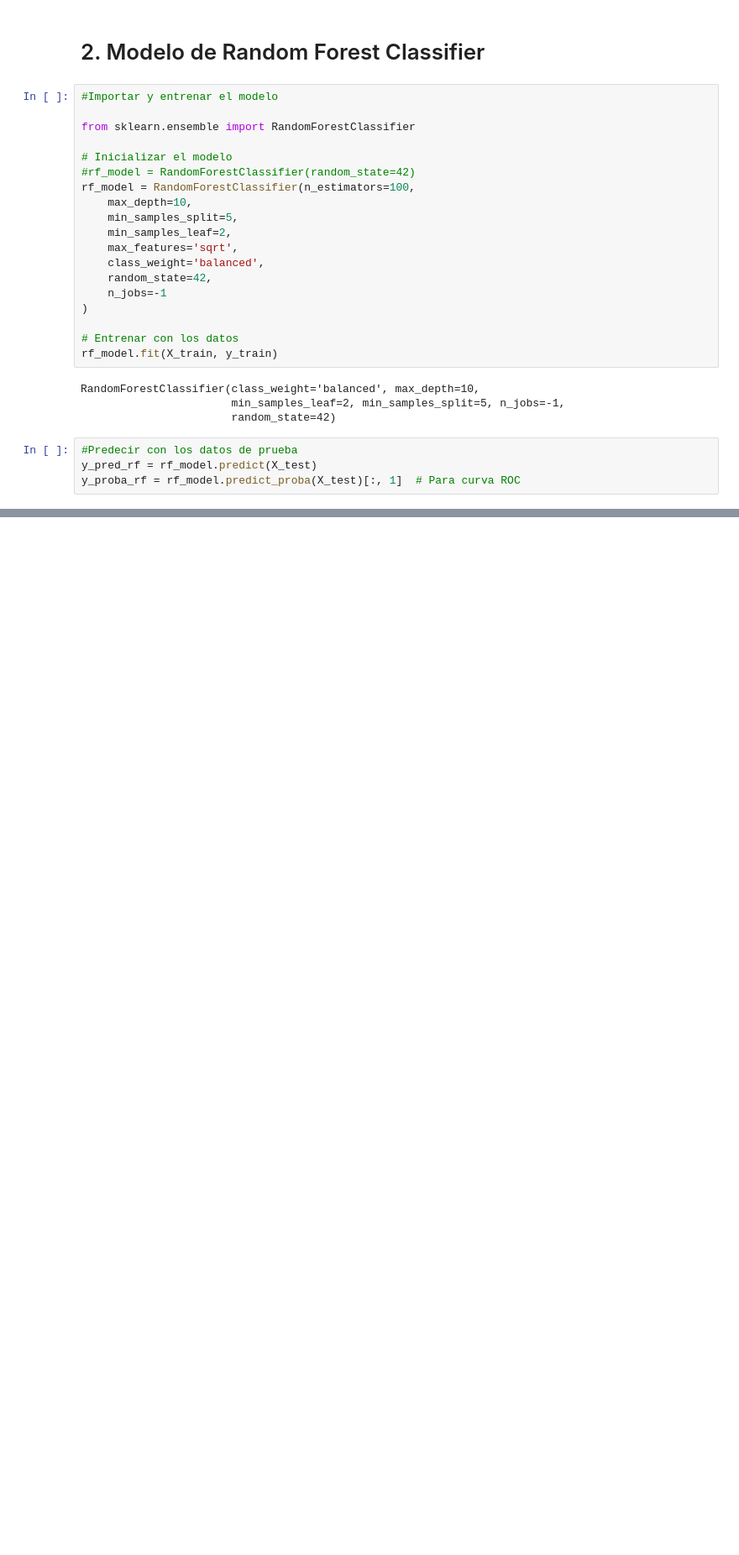
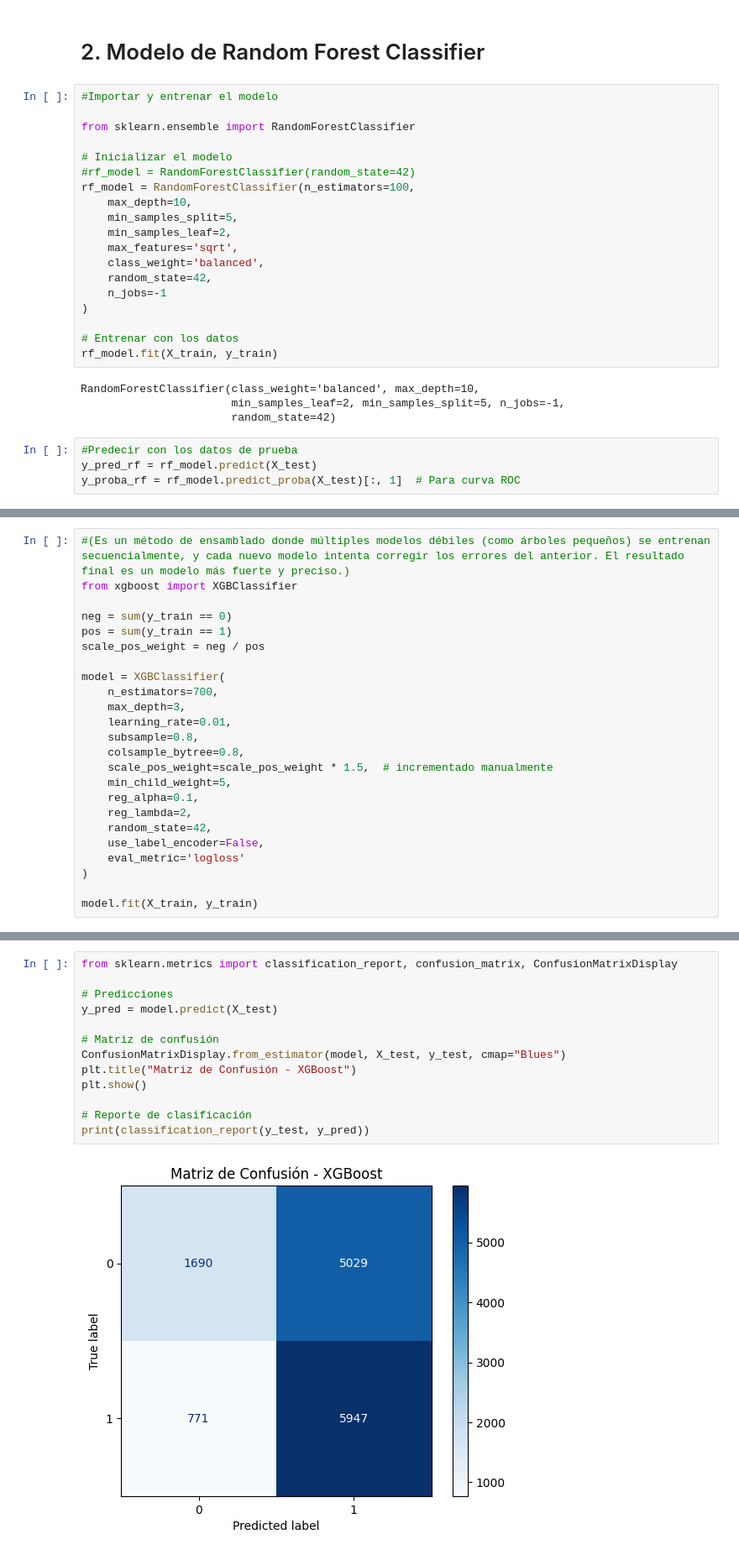
Before and after one commit to jforero281/Proyecto_Modelo_Retiros_Voluntarios, a Jupyter notebook: Proyecto_ciencia_de_datos.ipynb, the cells around one changed output, grey strips where cells are left out. Shown at 84% size. Drawn from its saved outputs; the diff is of its cells as text; blank space fills up the shorter version.

Commit message:
Modelos de machine learning

```diff
--- a/Proyecto_ciencia_de_datos.ipynb
+++ b/Proyecto_ciencia_de_datos.ipynb
@@ -1473,0 +1480,24 @@ weighted avg       0.65      0.63      0.64     10117
+# %%
+#(Es un método de ensamblado donde múltiples modelos débiles (como árboles pequeños) se entrenan secuencialmente, y cada nuevo modelo intenta corregir los errores del anterior. El resultado final es un modelo más fuerte y preciso.)
+from xgboost import XGBClassifier
+
+neg = sum(y_train == 0)
+pos = sum(y_train == 1)
+scale_pos_weight = neg / pos
+
+model = XGBClassifier(
+    n_estimators=700,
+    max_depth=3,
+    learning_rate=0.01,
+    subsample=0.8,
+    colsample_bytree=0.8,
+    scale_pos_weight=scale_pos_weight * 1.5,  # incrementado manualmente
+    min_child_weight=5,
+    reg_alpha=0.1,
+    reg_lambda=2,
+    random_state=42,
+    use_label_encoder=False,
+    eval_metric='logloss'
+)
+
+model.fit(X_train, y_train)
@@ -1473,0 +1519,15 @@ weighted avg       0.65      0.63      0.64     10117
+# %%
+from sklearn.metrics import classification_report, confusion_matrix, ConfusionMatrixDisplay
+
+# Predicciones
+y_pred = model.predict(X_test)
+
+# Matriz de confusión
+ConfusionMatrixDisplay.from_estimator(model, X_test, y_test, cmap="Blues")
+plt.title("Matriz de Confusión - XGBoost")
+plt.show()
+
+# Reporte de clasificación
+print(classification_report(y_test, y_pred))
+# %% [output]
+[figure, added]
```
Also changed, not shown: parts of 37 cells of this notebook.
